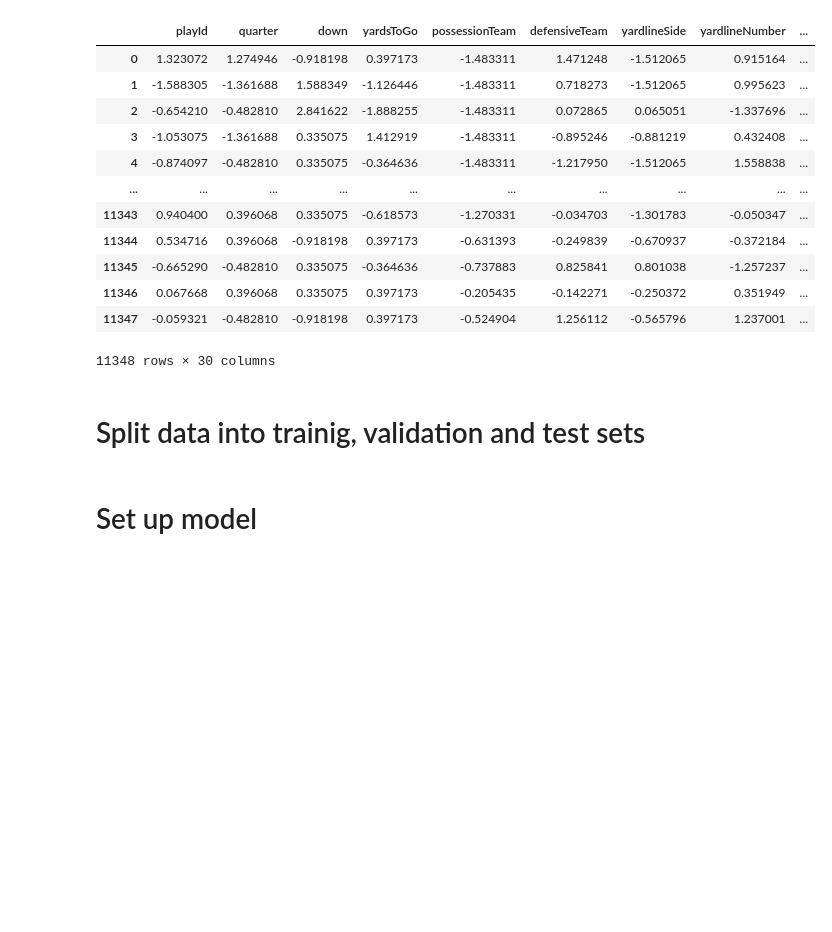
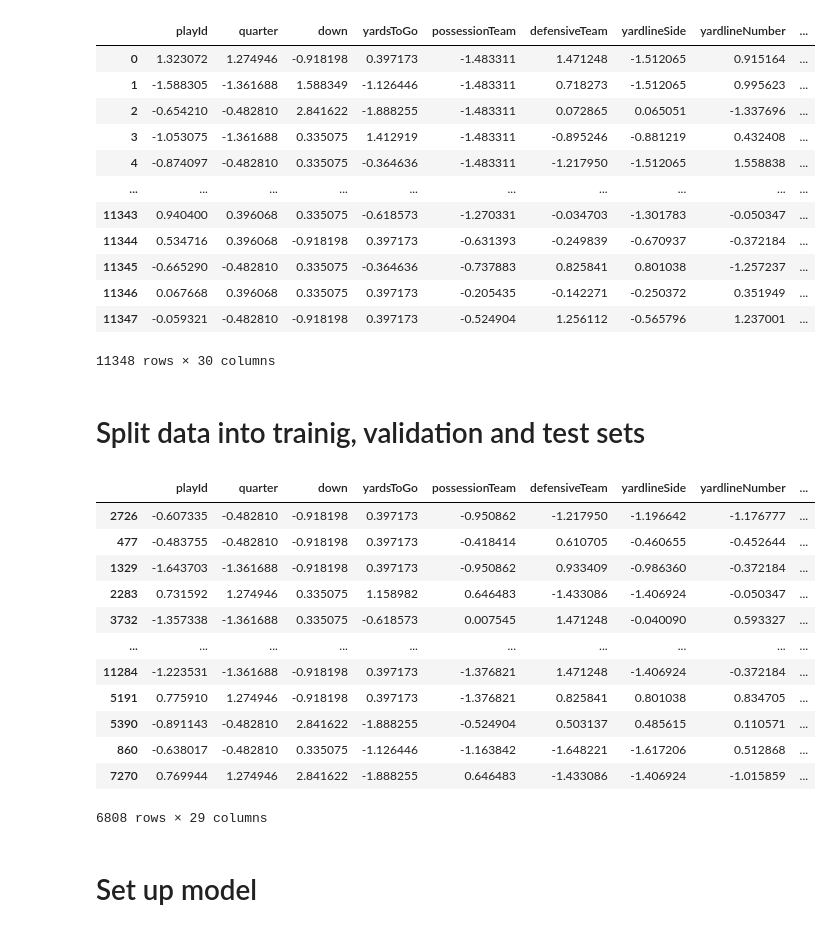
Before and after one commit to davidhong013/csci567_final_project, a Jupyter notebook: 567_Project_NN.ipynb, the cells around one changed output. Drawn from its saved outputs; the diff is of its cells as text; code cells hidden in the pictures; blank space fills up the shorter version.

```diff
--- a/567_Project_NN.ipynb
+++ b/567_Project_NN.ipynb
@@ -178,6 +179,22 @@ X_train, X_temp, y_aux_train, y_aux_temp, y_final_train, y_final_temp = train_te
 X_val, X_test, y_aux_val, y_aux_test, y_final_val, y_final_test = train_test_split(
     X_temp, y_aux_temp, y_final_temp, test_size=0.5, random_state=42
 )
+# %%
+X_train
+# %% [output]
+|  | playId | quarter | down | yardsToGo | possessionTeam | defensiveTeam | yardlineSide | yardlineNumber | ... |
+| 2726 | -0.607335 | -0.482810 | -0.918198 | 0.397173 | -0.950862 | -1.217950 | -1.196642 | -1.176777 | ... |
+| 477 | -0.483755 | -0.482810 | -0.918198 | 0.397173 | -0.418414 | 0.610705 | -0.460655 | -0.452644 | ... |
+| 1329 | -1.643703 | -1.361688 | -0.918198 | 0.397173 | -0.950862 | 0.933409 | -0.986360 | -0.372184 | ... |
+| 2283 | 0.731592 | 1.274946 | 0.335075 | 1.158982 | 0.646483 | -1.433086 | -1.406924 | -0.050347 | ... |
+| 3732 | -1.357338 | -1.361688 | 0.335075 | -0.618573 | 0.007545 | 1.471248 | -0.040090 | 0.593327 | ... |
+| ... | ... | ... | ... | ... | ... | ... | ... | ... | ... |
+| 11284 | -1.223531 | -1.361688 | -0.918198 | 0.397173 | -1.376821 | 1.471248 | -1.406924 | -0.372184 | ... |
+| 5191 | 0.775910 | 1.274946 | -0.918198 | 0.397173 | -1.376821 | 0.825841 | 0.801038 | 0.834705 | ... |
+| 5390 | -0.891143 | -0.482810 | 2.841622 | -1.888255 | -0.524904 | 0.503137 | 0.485615 | 0.110571 | ... |
+| 860 | -0.638017 | -0.482810 | 0.335075 | -1.126446 | -1.163842 | -1.648221 | -1.617206 | 0.512868 | ... |
+| 7270 | 0.769944 | 1.274946 | 2.841622 | -1.888255 | 0.646483 | -1.433086 | -1.406924 | -1.015859 | ... |
+6808 rows × 29 columns
 # %% [markdown]
 # Set up model
 # %%
```
Also changed, not shown: parts of 6 cells of this notebook, 3 other files.
